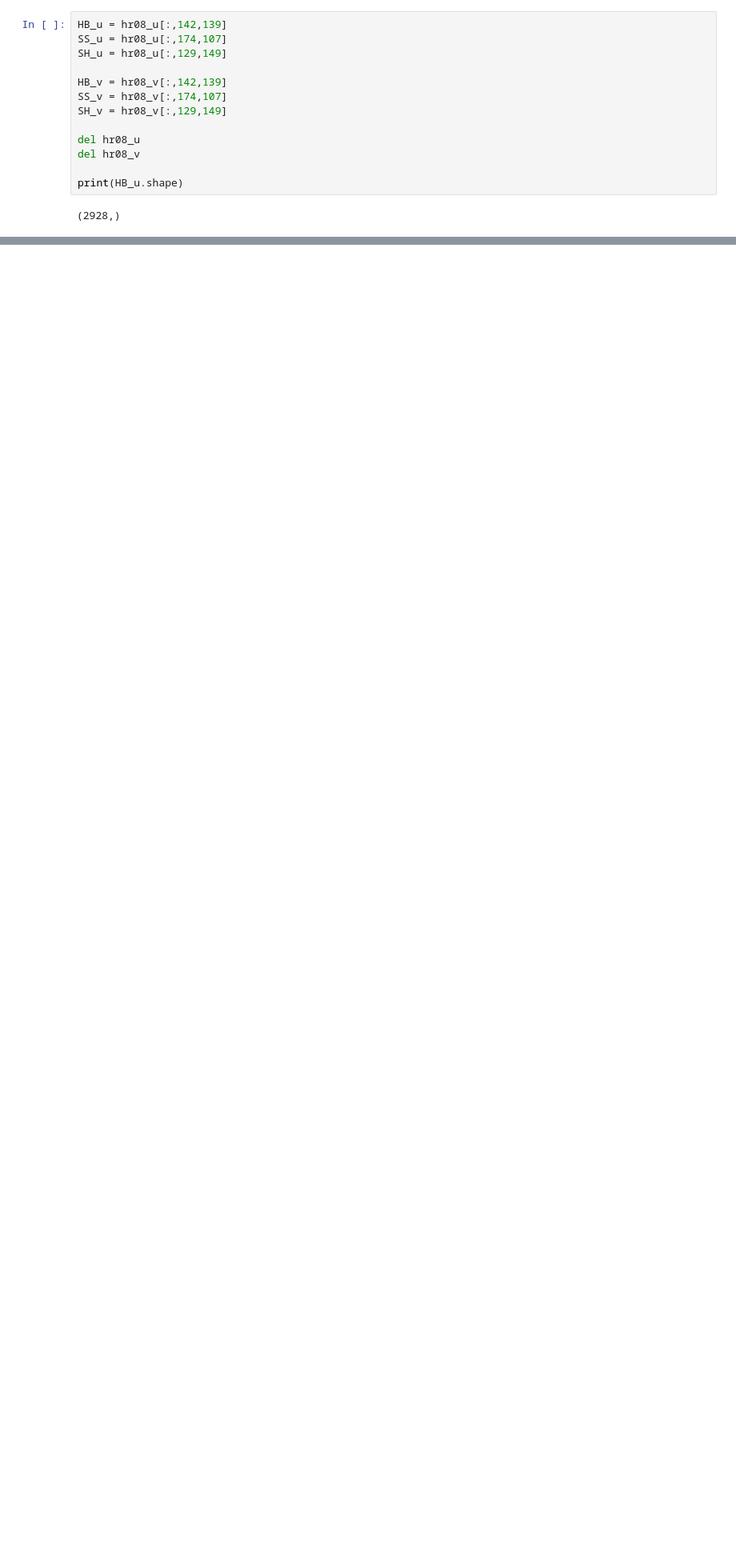
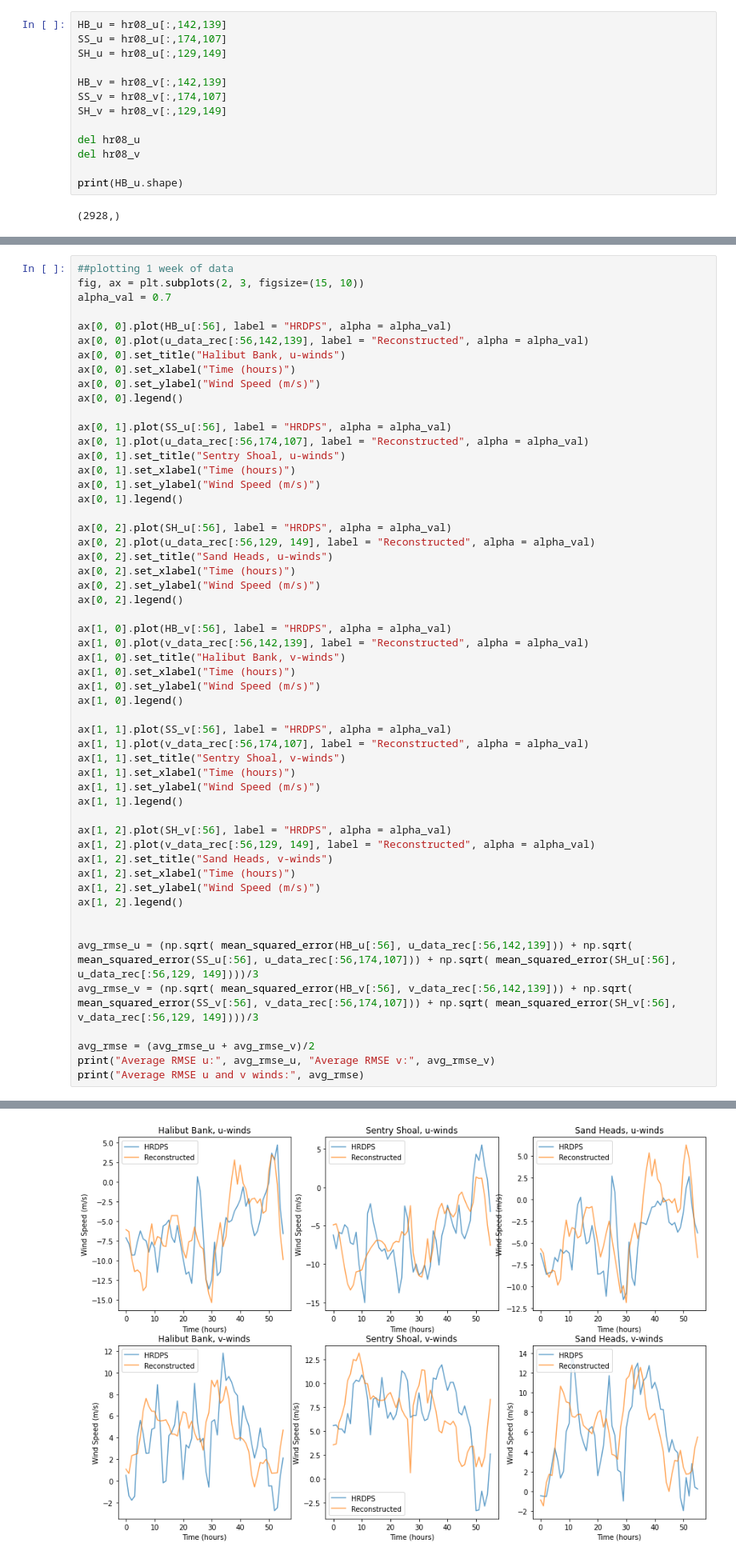
Before and after one commit to UBC-MOAD/analysis-armaan, a Jupyter notebook: notebooks/generalPredictions3.ipynb, the cells around one changed output, grey strips where cells are left out. Shown: that part at 80% size. Saved outputs shown, nothing was run; the diff lists cells and outputs as text; blank space fills up the shorter version.

```diff
--- a/notebooks/generalPredictions3.ipynb
+++ b/notebooks/generalPredictions3.ipynb
@@ -464,0 +472,55 @@ Average RMSE u and v winds: 3.2601239692297437
+# %%
+##plotting 1 week of data
+fig, ax = plt.subplots(2, 3, figsize=(15, 10))
+alpha_val = 0.7
+
+ax[0, 0].plot(HB_u[:56], label = "HRDPS", alpha = alpha_val)
+ax[0, 0].plot(u_data_rec[:56,142,139], label = "Reconstructed", alpha = alpha_val)
+ax[0, 0].set_title("Halibut Bank, u-winds")
+ax[0, 0].set_xlabel("Time (hours)")
+ax[0, 0].set_ylabel("Wind Speed (m/s)")
+ax[0, 0].legend()
+
+ax[0, 1].plot(SS_u[:56], label = "HRDPS", alpha = alpha_val)
+ax[0, 1].plot(u_data_rec[:56,174,107], label = "Reconstructed", alpha = alpha_val)
+ax[0, 1].set_title("Sentry Shoal, u-winds")
+ax[0, 1].set_xlabel("Time (hours)")
+ax[0, 1].set_ylabel("Wind Speed (m/s)")
+ax[0, 1].legend()
+
+ax[0, 2].plot(SH_u[:56], label = "HRDPS", alpha = alpha_val)
+ax[0, 2].plot(u_data_rec[:56,129, 149], label = "Reconstructed", alpha = alpha_val)
+ax[0, 2].set_title("Sand Heads, u-winds")
+ax[0, 2].set_xlabel("Time (hours)")
+ax[0, 2].set_ylabel("Wind Speed (m/s)")
+ax[0, 2].legend()
+
+ax[1, 0].plot(HB_v[:56], label = "HRDPS", alpha = alpha_val)
+ax[1, 0].plot(v_data_rec[:56,142,139], label = "Reconstructed", alpha = alpha_val)
+ax[1, 0].set_title("Halibut Bank, v-winds")
+ax[1, 0].set_xlabel("Time (hours)")
+ax[1, 0].set_ylabel("Wind Speed (m/s)")
+ax[1, 0].legend()
+
+ax[1, 1].plot(SS_v[:56], label = "HRDPS", alpha = alpha_val)
+ax[1, 1].plot(v_data_rec[:56,174,107], label = "Reconstructed", alpha = alpha_val)
+ax[1, 1].set_title("Sentry Shoal, v-winds")
+ax[1, 1].set_xlabel("Time (hours)")
+ax[1, 1].set_ylabel("Wind Speed (m/s)")
+ax[1, 1].legend()
+
+ax[1, 2].plot(SH_v[:56], label = "HRDPS", alpha = alpha_val)
+ax[1, 2].plot(v_data_rec[:56,129, 149], label = "Reconstructed", alpha = alpha_val)
+ax[1, 2].set_title("Sand Heads, v-winds")
+ax[1, 2].set_xlabel("Time (hours)")
+ax[1, 2].set_ylabel("Wind Speed (m/s)")
+ax[1, 2].legend()
+
+
+avg_rmse_u = (np.sqrt( mean_squared_error(HB_u[:56], u_data_rec[:56,142,139])) + np.sqrt( mean_squared_error(SS_u[:56], u_data_rec[:56,174,107])) + np.sqrt( mean_squared_error(SH_u[:56], u_data_rec[:56,129, 149])))/3
+avg_rmse_v = (np.sqrt( mean_squared_error(HB_v[:56], v_data_rec[:56,142,139])) + np.sqrt( mean_squared_error(SS_v[:56], v_data_rec[:56,174,107])) + np.sqrt( mean_squared_error(SH_v[:56], v_data_rec[:56,129, 149])))/3
+
+avg_rmse = (avg_rmse_u + avg_rmse_v)/2
+print("Average RMSE u:", avg_rmse_u, "Average RMSE v:", avg_rmse_v)
+print("Average RMSE u and v winds:", avg_rmse)
+# %% [output]
@@ -465,2 +529,3 @@ Average RMSE u and v winds: 3.2601239692297437
+[figure, added]
 # %%
 nums = np.arange(0, 37, 2)
```
Also changed, not shown: parts of 16 cells of this notebook, 13 other files.
